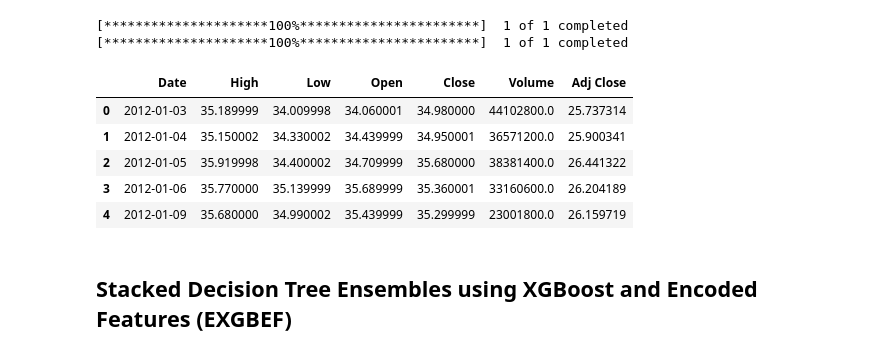
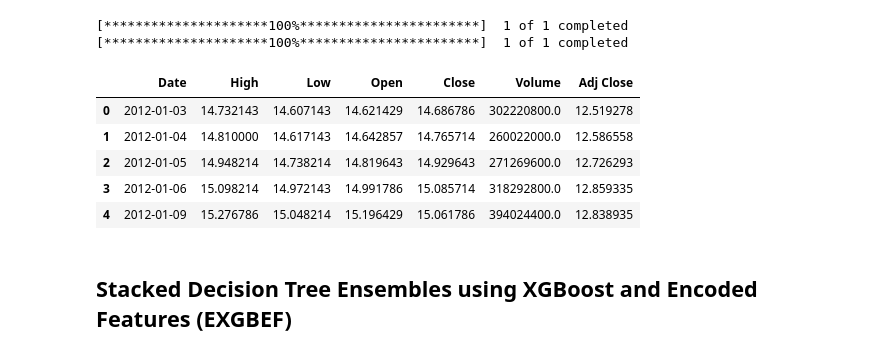
Before and after one commit to willzwetolitz/DS340W, a Jupyter notebook: main/stacked_trading.ipynb, the cells around one changed output. Cells and saved outputs as stored; diff of their text form; code cells hidden in the pictures.

```diff
--- a/main/stacked_trading.ipynb
+++ b/main/stacked_trading.ipynb
@@ -14,27 +14,27 @@ sns.set()
 # %%
 # Pull data from yfinance and save it into memory and disk
 
 from pandas_datareader import data as pdr
 import fix_yahoo_finance as yf
-yf.pdr_override(tickers="JPM", period = '1d', start='2012-01-01', end='2017-12-31')
-df_full = pdr.get_data_yahoo("JPM", start="2012-01-01", end='2017-12-31').reset_index()
+yf.pdr_override(tickers="AAPL", period = '1d', start='2012-01-01', end='2017-12-31')
+df_full = pdr.get_data_yahoo("AAPL", start="2012-01-01", end='2017-12-31').reset_index()
 
-yf.pdr_override(tickers="JPM", period = '1d', start='2018-01-01', end='2019-12-31')
-df_full_test = pdr.get_data_yahoo("JPM", start="2018-01-01", end='2019-12-31').reset_index()
+yf.pdr_override(tickers="AAPL", period = '1d', start='2018-01-01')
+df_full_test = pdr.get_data_yahoo("AAPL", start="2020-01-01").reset_index()
 
-df_full.to_csv('data_raw/JPM_2012_2018.csv',index=False)
-df_full_test.to_csv('data_raw/JPM_2018_2020.csv', index=False)
+df_full.to_csv('data_raw/AAPL_2012_2018.csv',index=False)
+df_full_test.to_csv('data_raw/AAPL_2020_2022.csv', index=False)
 
 df_full.head()
 # %% [output]
 [*********************100%***********************]  1 of 1 completed
 [*********************100%***********************]  1 of 1 completed
 |  | Date | High | Low | Open | Close | Volume | Adj Close |
-| 0 | 2012-01-03 | 35.189999 | 34.009998 | 34.060001 | 34.980000 | 44102800.0 | 25.737314 |
-| 1 | 2012-01-04 | 35.150002 | 34.330002 | 34.439999 | 34.950001 | 36571200.0 | 25.900341 |
-| 2 | 2012-01-05 | 35.919998 | 34.400002 | 34.709999 | 35.680000 | 38381400.0 | 26.441322 |
-| 3 | 2012-01-06 | 35.770000 | 35.139999 | 35.689999 | 35.360001 | 33160600.0 | 26.204189 |
-| 4 | 2012-01-09 | 35.680000 | 34.990002 | 35.439999 | 35.299999 | 23001800.0 | 26.159719 |
+| 0 | 2012-01-03 | 14.732143 | 14.607143 | 14.621429 | 14.686786 | 302220800.0 | 12.519278 |
+| 1 | 2012-01-04 | 14.810000 | 14.617143 | 14.642857 | 14.765714 | 260022000.0 | 12.586558 |
+| 2 | 2012-01-05 | 14.948214 | 14.738214 | 14.819643 | 14.929643 | 271269600.0 | 12.726293 |
+| 3 | 2012-01-06 | 15.098214 | 14.972143 | 14.991786 | 15.085714 | 318292800.0 | 12.859335 |
+| 4 | 2012-01-09 | 15.276786 | 15.048214 | 15.196429 | 15.061786 | 394024400.0 | 12.838935 |
 # %%
 df_full = pd.read_csv('data_raw/JPM_2012_2018.csv')
 df_full_test = pd.read_csv('data_raw/JPM_2018_2020.csv')
```
Also changed, not shown: parts of 11 cells of this notebook, 2 other files.
